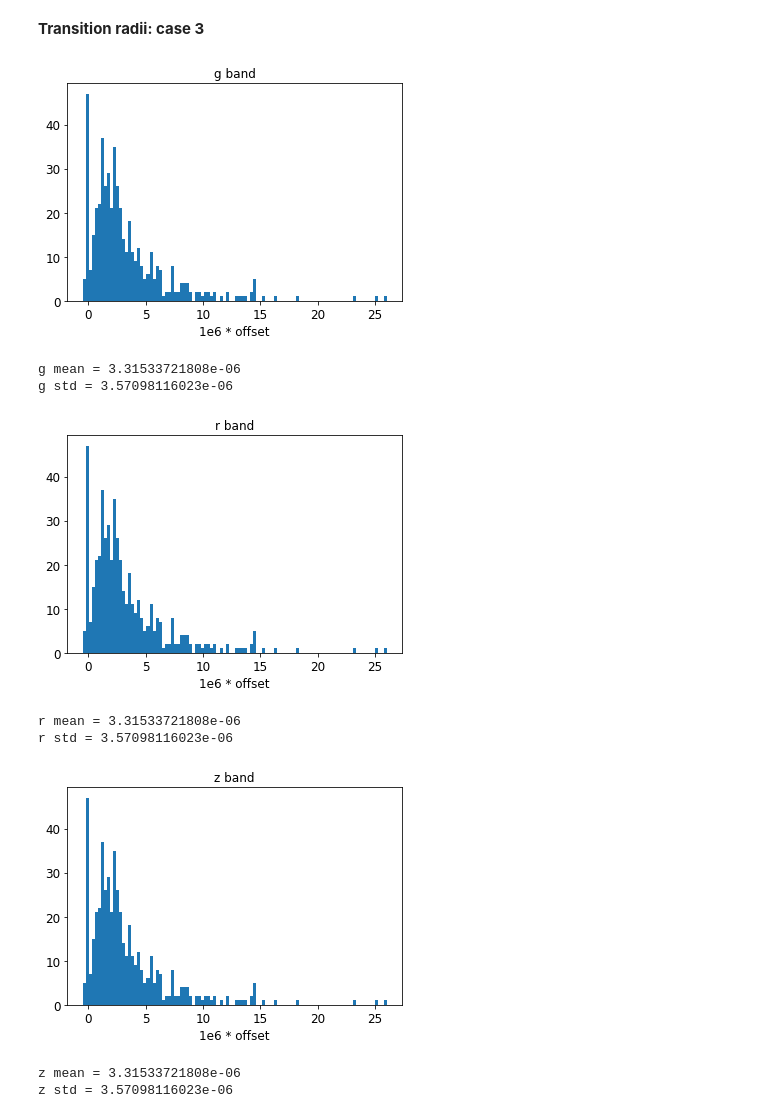
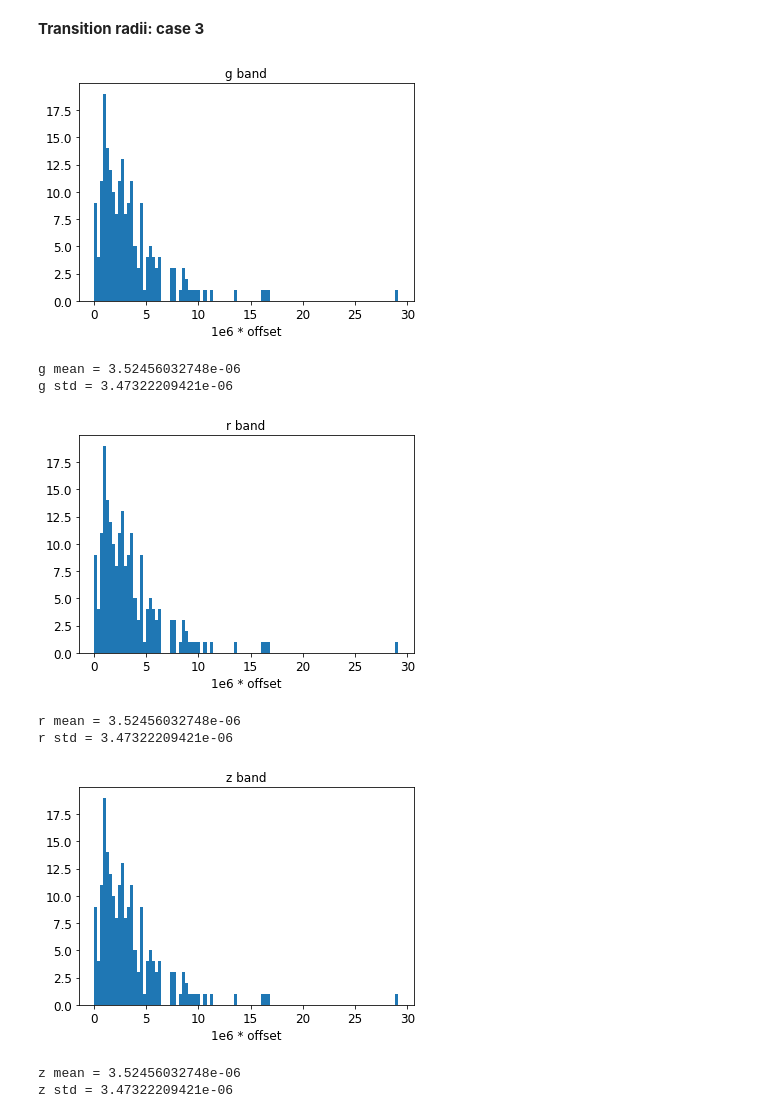
Before and after one commit to rongpu/desi-misc, a Jupyter notebook: bright_star_profiles/individual_ccds/decam_psfex_fitting-check_variation-all_filters.ipynb, the cells around one changed output. Saved outputs shown, nothing was run; the diff lists cells and outputs as text; code cells hidden in the pictures.

```diff
--- a/bright_star_profiles/individual_ccds/decam_psfex_fitting-check_variation-all_filters.ipynb
+++ b/bright_star_profiles/individual_ccds/decam_psfex_fitting-check_variation-all_filters.ipynb
@@ -181,7 +181,7 @@ region_name = 'decals_ngc'
 pixscale = 0.262
 # %%
 ccd_columns = ['image_filename', 'image_hdu', 'camera', 'expnum', 'ccdname', 'filter', 'fwhm', 'ra', 'dec', 'ccd_cuts', 'ccdzpt', 'exptime', 'ccdraoff', 'ccddecoff', 'propid']
-surveyccd_path = '/global/project/projectdirs/cosmo/work/legacysurvey/dr9/reorg/decam/survey-ccds-decam-dr8-newlocs2.fits.gz'
+surveyccd_path = '/global/project/projectdirs/cosmo/work/legacysurvey/dr9/survey-ccds-decam-dr9-cut.fits.gz'
 
 ccd = fitsio.read(surveyccd_path, columns=ccd_columns)
 ccd = Table(ccd)
@@ -235,7 +496,7 @@ for band in ['g', 'r', 'z']:
 # %%
 for band in ['g', 'r', 'z']:
 
-    nsamp = 500
+    nsamp = 200
     ccd_list = np.where(ccd['filter']==band)[0]
     np.random.seed(3)
     ccd_list = np.random.choice(ccd_list, size=nsamp, replace=False)
@@ -261,8 +522,10 @@ for band in ['g', 'r', 'z']:
             alpha2, beta2, weight2 = params_to_use[band+'_alpha2'], params_to_use[band+'_beta2'],  params_to_use[band+'_weight2']
 
         ################# PSFEx #################
-        psfex_dir = '/global/project/projectdirs/cosmo/data/legacysurvey/dr8/calib/decam/psfex-merged'
-        psfex_fn = os.path.join(psfex_dir, '{}/decam-{}.fits'.format((5-len(expnum_str[:3]))*'0'+expnum_str[:3], (8-len(expnum_str))*'0'+expnum_str))
+        image_filename = ccd['image_filename'][ccd_index]
+        psfex_filename = image_filename[:image_filename.find('.fits.fz')]+'-psfex.fits'
+        psfex_fn = os.path.join('/project/projectdirs/cosmo/work/legacysurvey/dr9/calib', psfex_filename)
+
         hdu = fits.open(psfex_fn)
         data = hdu[1].data
         psfex_index = np.where(data['ccdname']==ccdname)[0][0]
@@ -306,6 +569,22 @@ for band in ['g', 'r', 'z']:
                 psf_plot1 = pixscale**2 * get_sb_moffat(radius_plot, alpha, beta)
                 psf_plot2 = weight2 * pixscale**2 * get_sb_moffat(radius_plot, alpha2, beta2)
 
+            # plt.figure(figsize=(8, 6))
+            # plt.loglog(radius, psf0_flat, '.', ms=1., label='PSFEx model')
+            # plt.loglog(radius_plot, psf_plot, '-', lw=1, label='inner PSF + outer PSF')
+            # plt.loglog(radius_plot, psf_plot1, '--', lw=1.2, alpha=1., label='inner PSF')
+            # plt.loglog(radius_plot, psf_plot2, ':', lw=1.2, alpha=1., label='outer PSF')
+            # mask = radius_plot>0.5
+            # # plt.loglog(radius_plot[mask], 10**(profile_fit(np.log10(radius_plot)))[mask], 'C2--', lw=1.2, label='polynomial')
+            # plt.axis([0.2, 10, 3e-7, 0.05])
+            # plt.grid(alpha=0.5)
+            # plt.xlabel('radius (arcsec)')
+            # plt.ylabel('normalized SB (nmgy/pixel)')
+            # plt.title('{}-{}  alpha={:.3f}  beta={:.3f}'.format(expnum_str, ccdname, alpha, beta))
+            # plt.legend(markerscale=3)
+            # plt.savefig('/global/u2/r/rongpu/notebooks/bright_star_profiles/individual_ccds/plots/{}-{}-{}.png'.format(band, expnum_str, ccdname))
+            # plt.close()
+
             bins = np.arange(1, 8, 0.3)
             bin_center, bin_mean = binned_mean(radius, 1000*(psf0_flat-psf_predict.flatten()), bins=bins)
             bin_center, bin_std = binned_std(radius, 1000*(psf0_flat-psf_predict.flatten()), bins=bins)
@@ -371,8 +650,10 @@ for band in ['g', 'r', 'z']:
             alpha2, beta2, weight2 = params_to_use[band+'_alpha2'], params_to_use[band+'_beta2'],  params_to_use[band+'_weight2']
 
         ################# PSFEx #################
-        psfex_dir = '/global/project/projectdirs/cosmo/data/legacysurvey/dr8/calib/decam/psfex-merged'
-        psfex_fn = os.path.join(psfex_dir, '{}/decam-{}.fits'.format((5-len(expnum_str[:3]))*'0'+expnum_str[:3], (8-len(expnum_str))*'0'+expnum_str))
+        image_filename = ccd['image_filename'][ccd_index]
+        psfex_filename = image_filename[:image_filename.find('.fits.fz')]+'-psfex.fits'
+        psfex_fn = os.path.join('/project/projectdirs/cosmo/work/legacysurvey/dr9/calib', psfex_filename)
+
         hdu = fits.open(psfex_fn)
         data = hdu[1].data
         psfex_index = np.where(data['ccdname']==ccdname)[0][0]
@@ -389,7 +670,7 @@ for band in ['g', 'r', 'z']:
 
         ################# Moffat fit ##############
 
-        radius_min, radius_max = 1.5, 5.0
+        radius_min, radius_max = 1.8, 5.0
 
         psf0_flat = psf0.flatten()
         with warnings.catch_warnings():
@@ -473,8 +754,10 @@ for band in ['g', 'r', 'z']:
             alpha2, beta2, weight2 = params_to_use[band+'_alpha2'], params_to_use[band+'_beta2'],  params_to_use[band+'_weight2']
 
         ################# PSFEx #################
-        psfex_dir = '/global/project/projectdirs/cosmo/data/legacysurvey/dr8/calib/decam/psfex-merged'
-        psfex_fn = os.path.join(psfex_dir, '{}/decam-{}.fits'.format((5-len(expnum_str[:3]))*'0'+expnum_str[:3], (8-len(expnum_str))*'0'+expnum_str))
+        image_filename = ccd['image_filename'][ccd_index]
+        psfex_filename = image_filename[:image_filename.find('.fits.fz')]+'-psfex.fits'
+        psfex_fn = os.path.join('/project/projectdirs/cosmo/work/legacysurvey/dr9/calib', psfex_filename)
+
         hdu = fits.open(psfex_fn)
         data = hdu[1].data
         psfex_index = np.where(data['ccdname']==ccdname)[0][0]
@@ -491,7 +774,7 @@ for band in ['g', 'r', 'z']:
 
         ################# Moffat fit ##############
 
-        radius_min, radius_max = 1.5, 5.0
+        radius_min, radius_max = 1.8, 5.0
 
         psf0_flat = psf0.flatten()
         with warnings.catch_warnings():
@@ -512,39 +795,39 @@ for band in ['g', 'r', 'z']:
                        + psf_predict[mask] * (radius_grid[mask]-r1)/(r2-r1)
 
         r1, r2 = radius_lim2, radius_lim3
         mask = (radius_grid>=r1) & (radius_grid<r2)
         psf0_hybrid[mask] = psf_predict[mask]
 
         r1, r2 = radius_lim3, radius_lim4
         mask = (radius_grid>=r1) & (radius_grid<r2)
         psf0_hybrid[mask] = psf_predict[mask] * (r2-radius_grid[mask])/(r2-r1) \
                        + 0 * (radius_grid[mask]-r1)/(r2-r1)
 
         mask = (radius_grid>radius_lim4)
         psf0_hybrid[mask] = 0
 
         from scipy.optimize import minimize_scalar
         # least-square fit
         func = lambda a: np.sum((a * psf0_hybrid - psf0)**2)
         a = minimize_scalar(func).x
         a_list.append(a)
 
     a_list = np.array(a_list)
 
     plt.hist(1e6*(np.array(a_list)-1), 100)
     plt.xlabel('1e6 * offset')
     plt.title(band+' band')
     plt.show()
 
     print(band, 'mean =', np.mean(np.array(a_list)-1))
     print(band, 'std =', np.std(np.array(a_list)-1))
 # %% [output]
-[figure, old version]
+[figure, new version]
-g mean = 3.31533721808e-06
-g std = 3.57098116023e-06
+g mean = 3.52456032748e-06
+g std = 3.47322209421e-06
-[figure, old version]
+[figure, new version]
-r mean = 3.31533721808e-06
-r std = 3.57098116023e-06
+r mean = 3.52456032748e-06
+r std = 3.47322209421e-06
-[figure, old version]
+[figure, new version]
-z mean = 3.31533721808e-06
-z std = 3.57098116023e-06
+z mean = 3.52456032748e-06
+z std = 3.47322209421e-06
```
Also changed, not shown: parts of 10 cells of this notebook, 2 other files.
